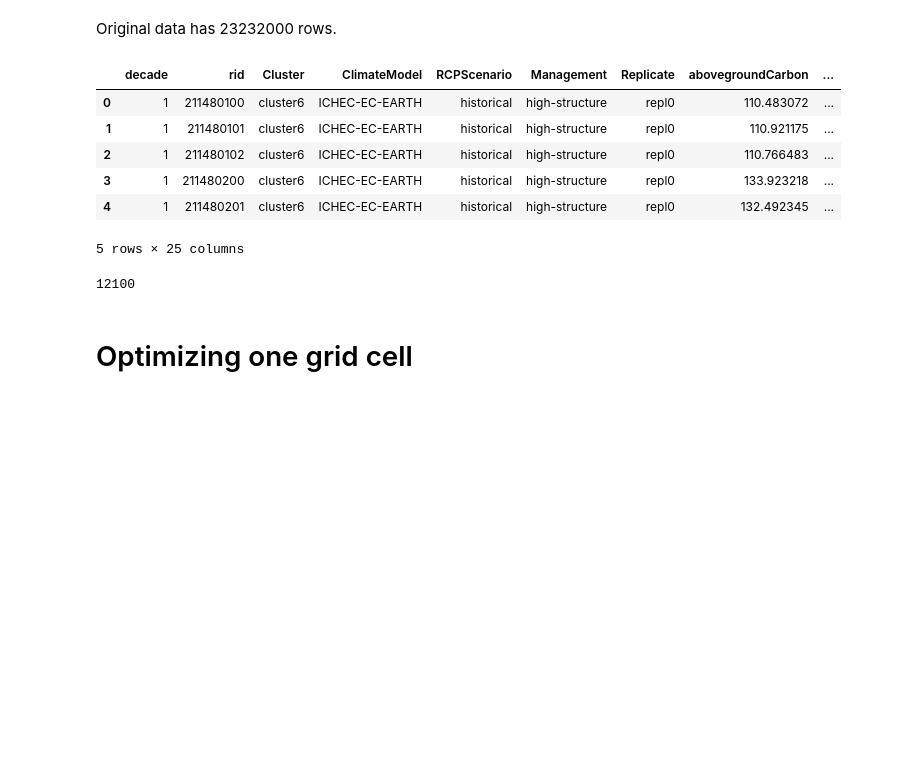
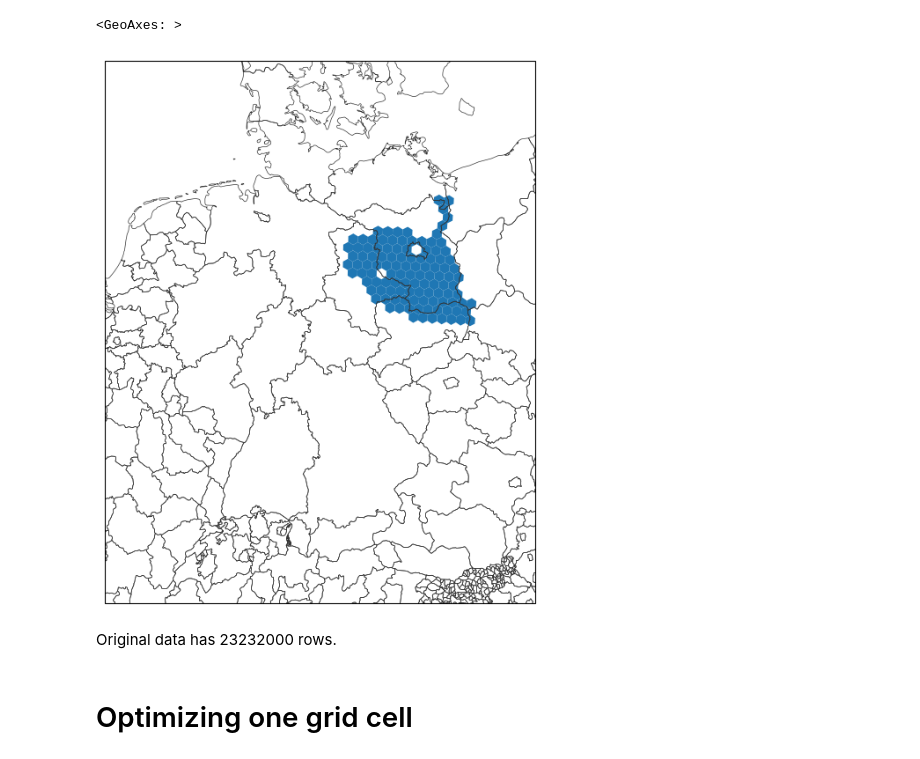
Before and after one commit to k-gregor/velux_optimization, a Jupyter notebook: iland_optimization.ipynb, the cells around one changed output. Cells and saved outputs as stored; diff of their text form; code cells hidden in the pictures; blank space fills up the shorter version.

Commit message:
optimization working for entire batch, including plotting on map

```diff
--- a/iland_optimization.ipynb
+++ b/iland_optimization.ipynb
@@ -5,3 +16,29 @@ import optimization as opt
+# %%
+fig, ax = plt.subplots(1, 1, figsize=(8, 8), subplot_kw={'projection': ccrs.PlateCarree()})
+
+shape=gpd.read_file('hexagon_grid.shp')
+shape_crs4326 = shape.to_crs(epsg=4326)
+
+countries_polygons = gpd.read_file(shapereader.natural_earth(resolution='10m', category='cultural', name='admin_1_states_provinces'))
+
+germany_extent = [4, 17, 46, 56]
+ax.set_extent(germany_extent, crs=ccrs.PlateCarree())
+ax.add_geometries(
+    countries_polygons['geometry'], crs=ccrs.PlateCarree(),
+    facecolor='none', edgecolor='0.2', linewidth=0.5
+)
+
+shape_cluster6 = shape_crs4326[
+    shape_crs4326["Germany_id"].isin(iland_cluster6["Germany_id"].unique())
+]
+
+shape_cluster6_crs4326 = shape_cluster6.to_crs(epsg=4326)
+
+# shape_crs4326.plot(ax=ax)
+shape_cluster6_crs4326.plot(ax=ax)
+# %% [output]
+<GeoAxes: >
+[figure, added]
 # %% [markdown]
 Original data has 23232000 rows.
 # %%
@@ -9,18 +47,4 @@ iland_cluster6_chunks = pd.read_csv('cluster6_for_Konstantin.csv.gz', chunksize=
 iland_cluster6 = pd.concat([chunk[(chunk['RCPScenario'] != 'historical') & (chunk['ClimateModel'] == 'ICHEC-EC-EARTH') & (chunk['Replicate'] == 'repl0')] for chunk in iland_cluster6_chunks])
-# %%
-iland_cluster6.head()
-# %% [output]
-|  | decade | rid | Cluster | ClimateModel | RCPScenario | Management | Replicate | abovegroundCarbon | ... |
-| 0 | 1 | 211480100 | cluster6 | ICHEC-EC-EARTH | historical | high-structure | repl0 | 110.483072 | ... |
-| 1 | 1 | 211480101 | cluster6 | ICHEC-EC-EARTH | historical | high-structure | repl0 | 110.921175 | ... |
-| 2 | 1 | 211480102 | cluster6 | ICHEC-EC-EARTH | historical | high-structure | repl0 | 110.766483 | ... |
-| 3 | 1 | 211480200 | cluster6 | ICHEC-EC-EARTH | historical | high-structure | repl0 | 133.923218 | ... |
-| 4 | 1 | 211480201 | cluster6 | ICHEC-EC-EARTH | historical | high-structure | repl0 | 132.492345 | ... |
-5 rows × 25 columns
-# %%
-len(iland_cluster6['rid'].unique())
-# %% [output]
-12100
 # %% [markdown]
 # Optimizing one grid cell
 # %%
```
Also changed, not shown: parts of 14 cells of this notebook.
